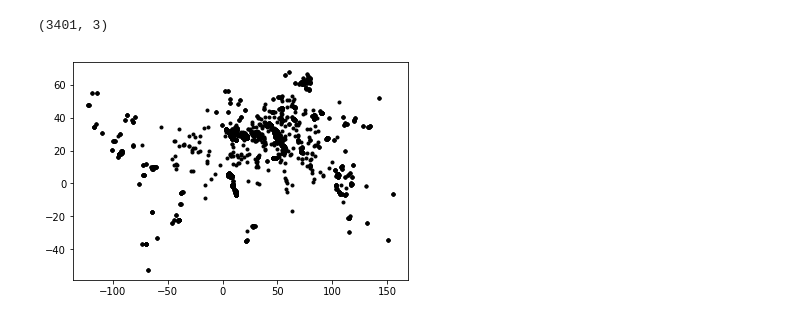
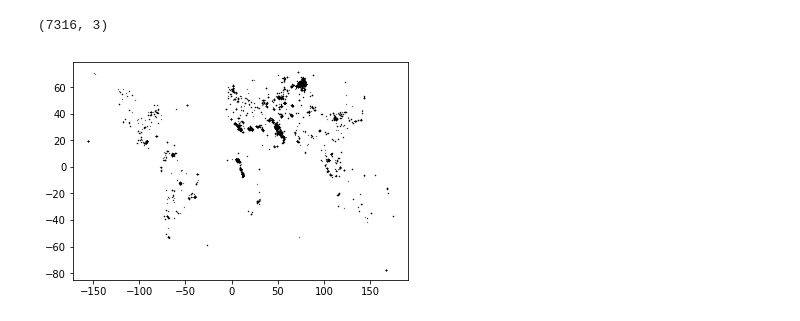
Before and after one commit to dnf0/kcl-globalgasflaring, a Jupyter notebook: notebooks/CLustering testing.ipynb, the cells around one changed output. Saved outputs shown, nothing was run; the diff lists cells and outputs as text; code cells hidden in the pictures.

Commit message:
edits to yearly clustering

```diff
--- a/notebooks/CLustering testing.ipynb
+++ b/notebooks/CLustering testing.ipynb
@@ -32,26 +25,22 @@ Round each lat and lon to nearest 15 arcseconds
-# %%
-year_df['lons'] = myround2(year_df['lons'].values, base=resolution)
-# %%
-year_df['lats'] = myround2(year_df['lats'].values, base=resolution)
 # %%
 lat_lon_tuples = zip(year_df.lats, year_df.lons)
 # %%
 unique_locations, indicies, unique_counts = np.unique(lat_lon_tuples, axis=0, return_inverse=True, return_counts=True)
 # %%
-year_df['cluster_labels'] = indicies
+year_df['clusters'] = indicies
 year_df['cluster_counts'] = unique_counts[indicies]
 # %%
-year_df = year_df[year_df['cluster_counts'] > 3]
+year_df = year_df[year_df['cluster_counts'] >= 4]
 # %%
 grouped_df = year_df.groupby('clusters').agg({'frp': np.mean, 'lats': np.mean, 'lons': np.mean})
 # %%
 grouped_df.shape
 # %% [output]
-(3401, 3)
+(7316, 3)
 # %%
 sub_coords = grouped_df.as_matrix(columns=['lats', 'lons'])
 # %%
-plt.plot(sub_coords[:,1], sub_coords[:,0], 'k.')
+plt.plot(sub_coords[:,1], sub_coords[:,0], 'ko', markersize=0.25)
 plt.show()
 # %% [output]
-[figure, old version]
+[figure, new version]
```
Also changed, not shown: parts of 5 cells of this notebook.
